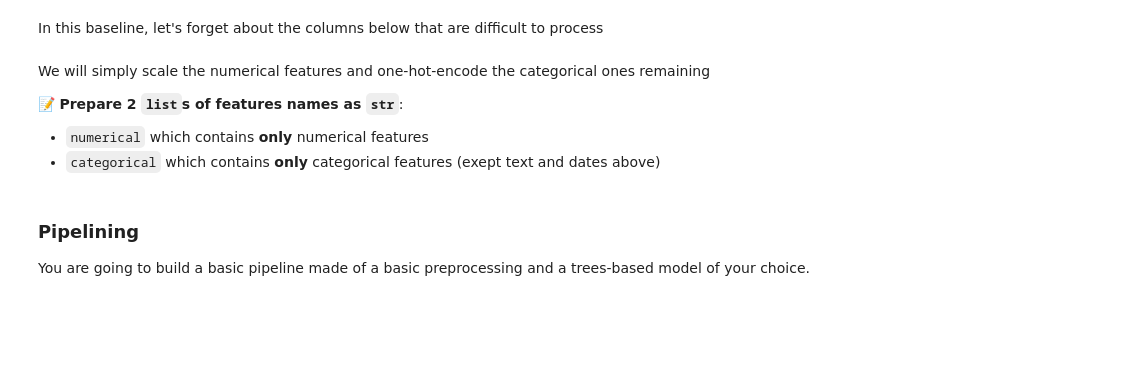
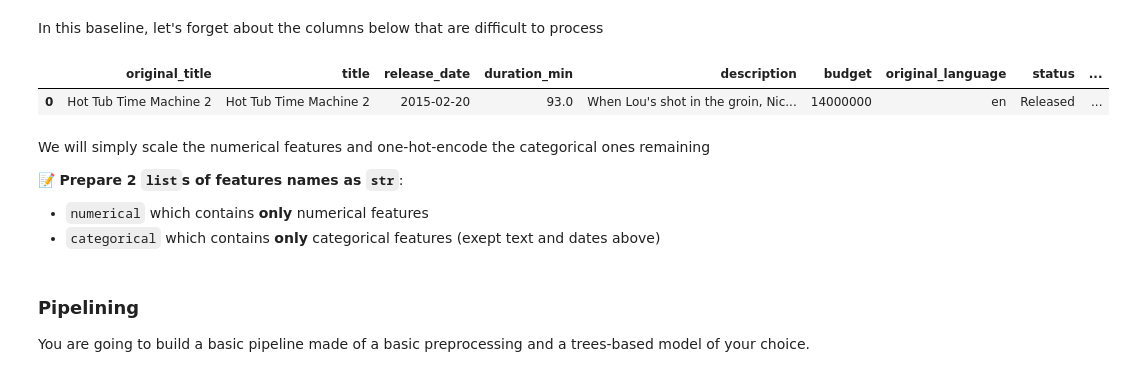
Before and after one commit to PierrePong/data-certification-exam, a Jupyter notebook: machine_learning/TV_popularity_predictor.ipynb, the cells around one changed output. Drawn from its saved outputs; the diff is of its cells as text; code cells hidden in the pictures; blank space fills up the shorter version.

```diff
--- a/machine_learning/TV_popularity_predictor.ipynb
+++ b/machine_learning/TV_popularity_predictor.ipynb
@@ -141,3 +160,6 @@ It is around here!
+# %%
+X = data.drop(columns='popularity')
+y = data['popularity']
 # %% [markdown]
 ### Basic pipeline
 # %% [markdown]
@@ -147,5 +188,10 @@ It is around here!
 # %% [markdown]
 In this baseline, let's forget about the columns below that are difficult to process
+# %%
+X.head(1)
+# %% [output]
+|  | original_title | title | release_date | duration_min | description | budget | original_language | status | ... |
+| 0 | Hot Tub Time Machine 2 | Hot Tub Time Machine 2 | 2015-02-20 | 93.0 | When Lou's shot in the groin, Nic... | 14000000 | en | Released | ... |
 # %%
 text = ['description', 'original_title', 'title']
 dates = ['release_date']
```
Also changed, not shown: parts of 25 cells of this notebook, 1 other file.
